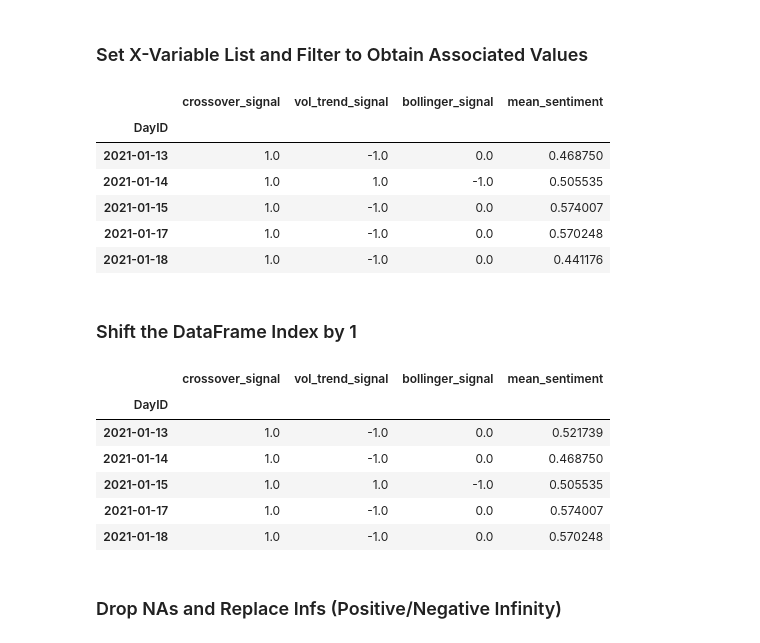
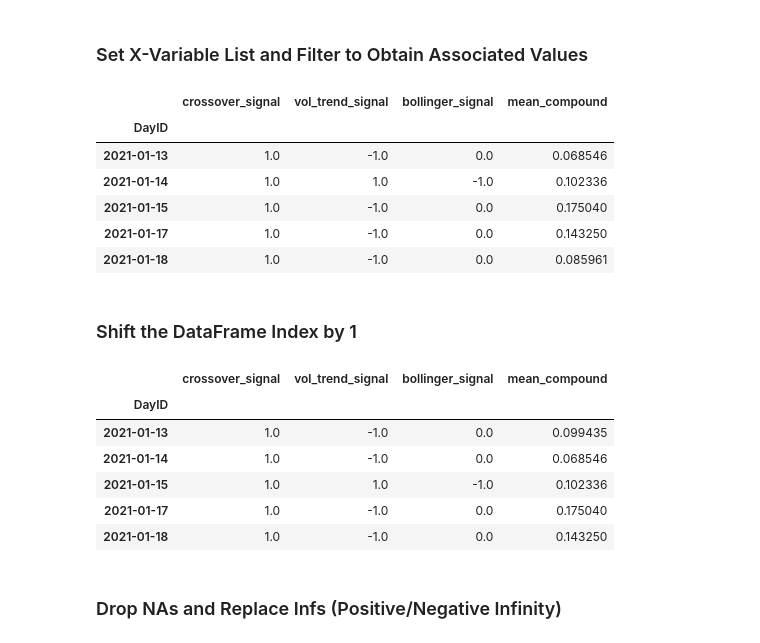
Before and after one commit to happyding/BC_Project2, a Jupyter notebook: eod_rf_sentiment.ipynb, the cells around one changed output. Saved outputs shown, nothing was run; the diff lists cells and outputs as text; code cells hidden in the pictures.

```diff
--- a/eod_rf_sentiment.ipynb
+++ b/eod_rf_sentiment.ipynb
@@ -262,18 +262,18 @@ eod_df
 ### Set X-Variable List and Filter to Obtain Associated Values
 # %%
 # Set x variable list of features
-x_var_list = ['crossover_signal', 'vol_trend_signal', 'bollinger_signal', 'mean_sentiment']
+x_var_list = ['crossover_signal', 'vol_trend_signal', 'bollinger_signal', 'mean_compound']
 
 # Filter by x-variable list
 eod_df[x_var_list].tail()
 # %% [output]
-|  | crossover_signal | vol_trend_signal | bollinger_signal | mean_sentiment |
+|  | crossover_signal | vol_trend_signal | bollinger_signal | mean_compound |
 | DayID |  |  |  |  |
-| 2021-01-13 | 1.0 | -1.0 | 0.0 | 0.468750 |
-| 2021-01-14 | 1.0 | 1.0 | -1.0 | 0.505535 |
-| 2021-01-15 | 1.0 | -1.0 | 0.0 | 0.574007 |
-| 2021-01-17 | 1.0 | -1.0 | 0.0 | 0.570248 |
-| 2021-01-18 | 1.0 | -1.0 | 0.0 | 0.441176 |
+| 2021-01-13 | 1.0 | -1.0 | 0.0 | 0.068546 |
+| 2021-01-14 | 1.0 | 1.0 | -1.0 | 0.102336 |
+| 2021-01-15 | 1.0 | -1.0 | 0.0 | 0.175040 |
+| 2021-01-17 | 1.0 | -1.0 | 0.0 | 0.143250 |
+| 2021-01-18 | 1.0 | -1.0 | 0.0 | 0.085961 |
 # %% [markdown]
 ### Shift the DataFrame Index by 1
 # %%
@@ -281,13 +281,13 @@ eod_df[x_var_list].tail()
 eod_df[x_var_list] = eod_df[x_var_list].shift(1)
 eod_df[x_var_list].tail()
 # %% [output]
-|  | crossover_signal | vol_trend_signal | bollinger_signal | mean_sentiment |
+|  | crossover_signal | vol_trend_signal | bollinger_signal | mean_compound |
 | DayID |  |  |  |  |
-| 2021-01-13 | 1.0 | -1.0 | 0.0 | 0.521739 |
-| 2021-01-14 | 1.0 | -1.0 | 0.0 | 0.468750 |
-| 2021-01-15 | 1.0 | 1.0 | -1.0 | 0.505535 |
-| 2021-01-17 | 1.0 | -1.0 | 0.0 | 0.574007 |
-| 2021-01-18 | 1.0 | -1.0 | 0.0 | 0.570248 |
+| 2021-01-13 | 1.0 | -1.0 | 0.0 | 0.099435 |
+| 2021-01-14 | 1.0 | -1.0 | 0.0 | 0.068546 |
+| 2021-01-15 | 1.0 | 1.0 | -1.0 | 0.102336 |
+| 2021-01-17 | 1.0 | -1.0 | 0.0 | 0.175040 |
+| 2021-01-18 | 1.0 | -1.0 | 0.0 | 0.143250 |
 # %% [markdown]
 ### Drop NAs and Replace Infs (Positive/Negative Infinity)
 # %%
```
Also changed, not shown: parts of 11 cells of this notebook, 2 other files.
